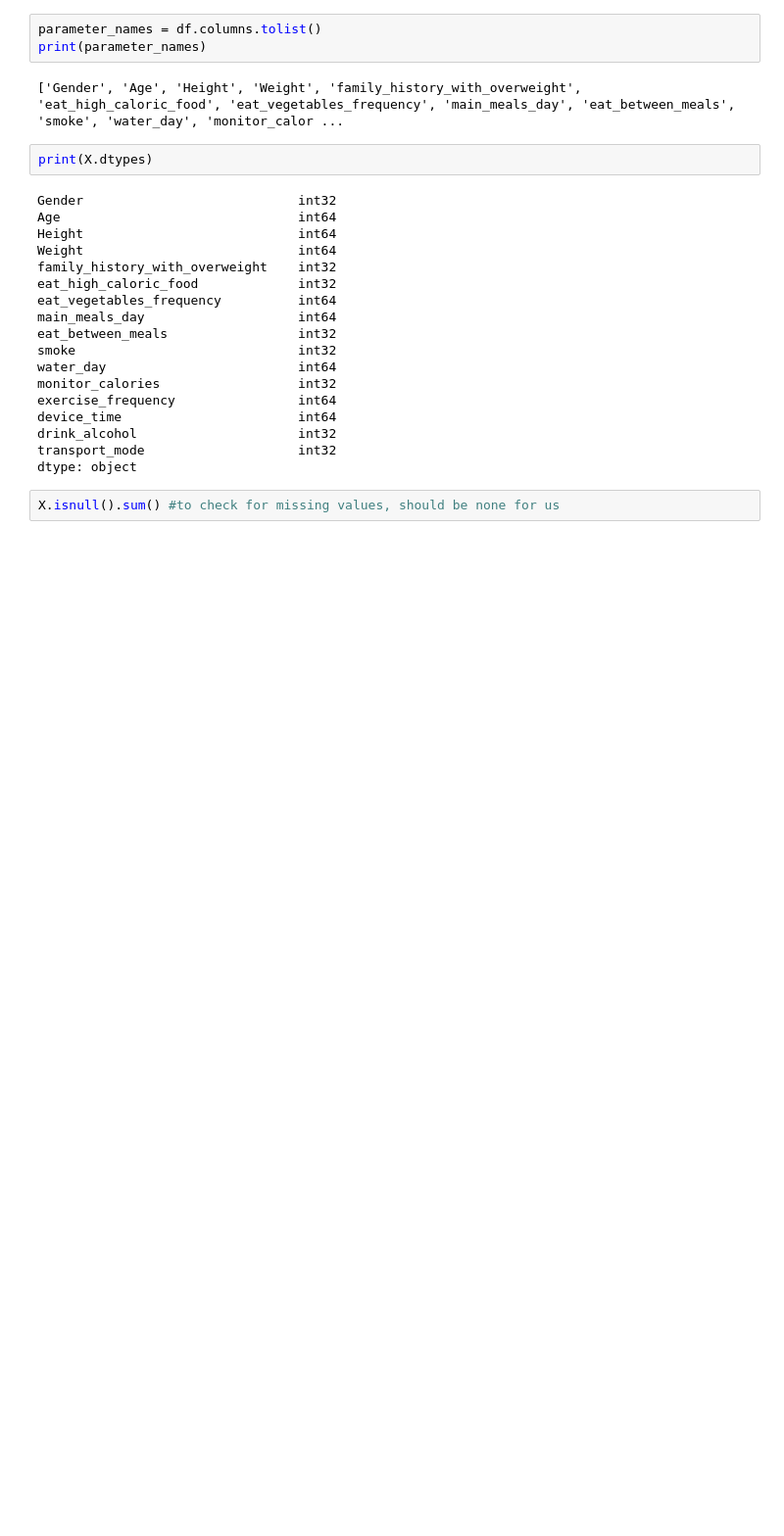
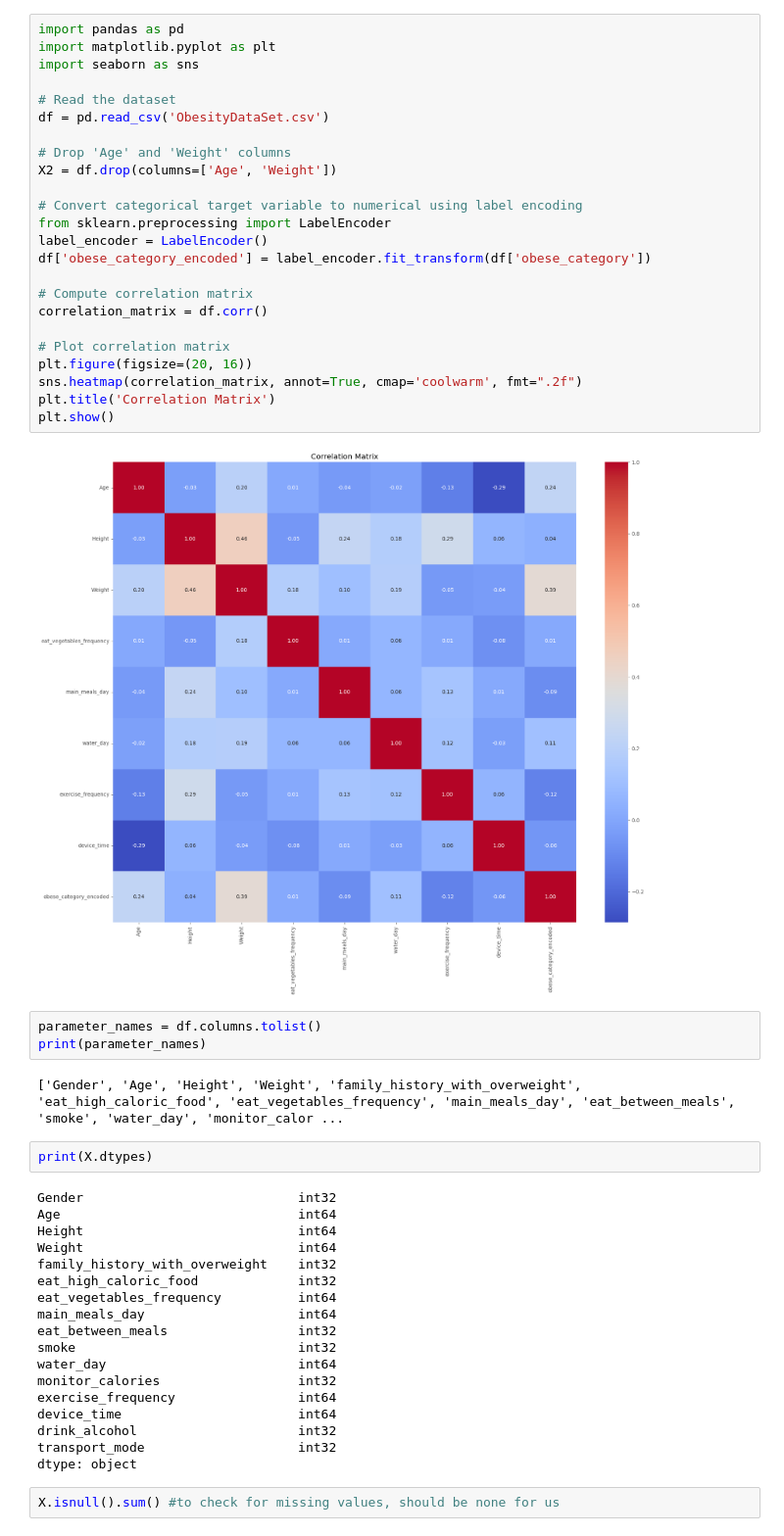
Before and after one commit to tomjoyce1/obesity, a Jupyter notebook: obesity.ipynb, the cells around one changed output. Shown at 98% size. Saved outputs shown, nothing was run; the diff lists cells and outputs as text; blank space fills up the shorter version.

Commit message:
correlation matrix - not great for categorical and duplicate removeal

```diff
--- a/obesity.ipynb
+++ b/obesity.ipynb
@@ -51,3 +52,29 @@ X_train, X_test, y_train, y_test = train_test_split(X, y, test_size=0.2, random_
+# %%
+import pandas as pd
+import matplotlib.pyplot as plt
+import seaborn as sns
+
+# Read the dataset
+df = pd.read_csv('ObesityDataSet.csv')
+
+# Drop 'Age' and 'Weight' columns
+X2 = df.drop(columns=['Age', 'Weight'])
+
+# Convert categorical target variable to numerical using label encoding
+from sklearn.preprocessing import LabelEncoder
+label_encoder = LabelEncoder()
+df['obese_category_encoded'] = label_encoder.fit_transform(df['obese_category'])
+
+# Compute correlation matrix
+correlation_matrix = df.corr()
+
+# Plot correlation matrix
+plt.figure(figsize=(20, 16))
+sns.heatmap(correlation_matrix, annot=True, cmap='coolwarm', fmt=".2f")
+plt.title('Correlation Matrix')
+plt.show()
+# %% [output]
+[figure, added]
 # %%
 parameter_names = df.columns.tolist()
 print(parameter_names)
```
Also changed, not shown: parts of 1 cell of this notebook, 3 other files.
